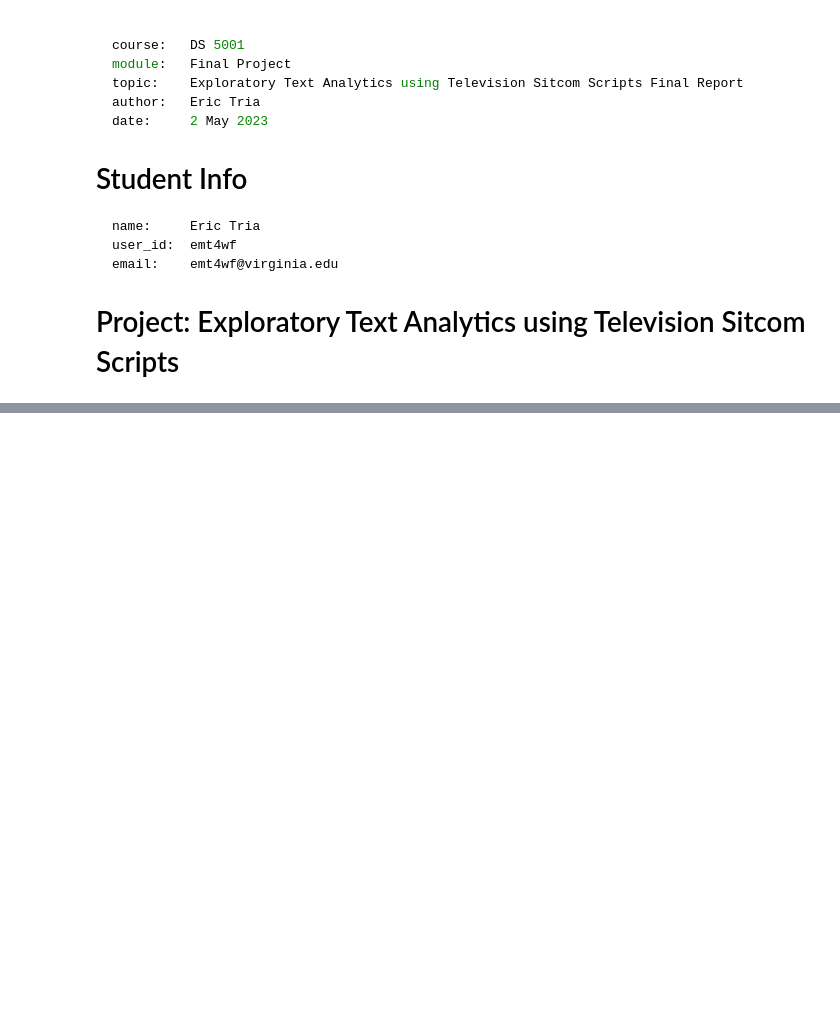
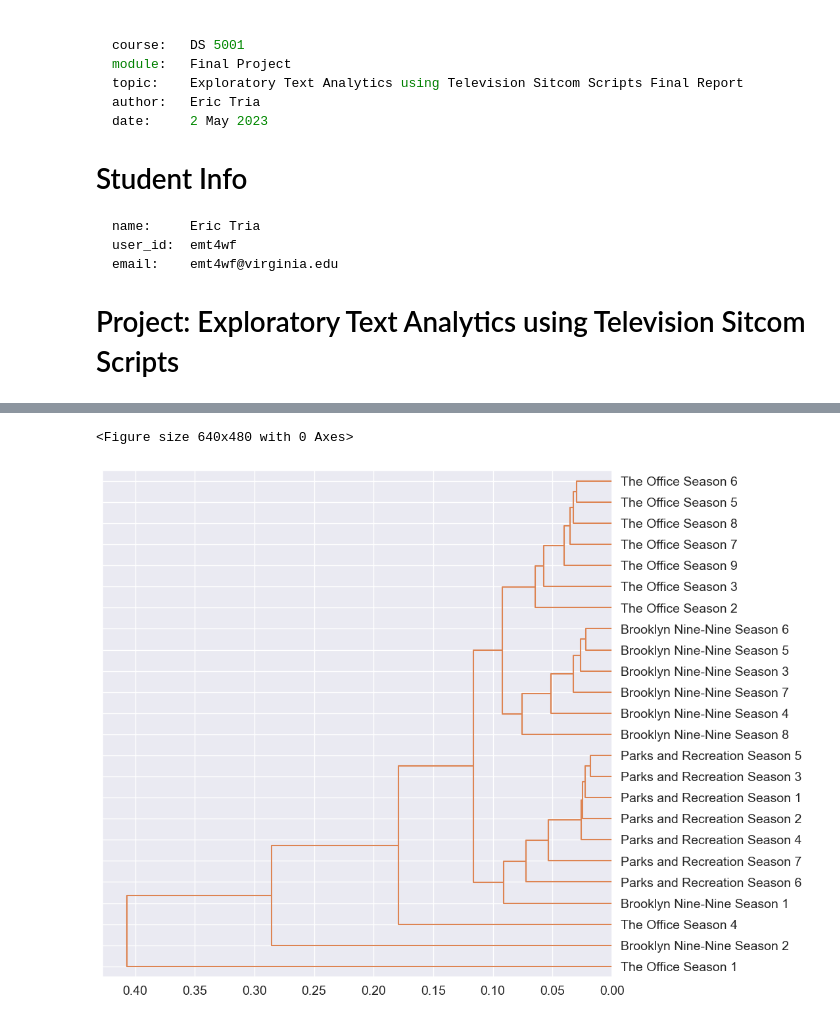
Before and after one commit to erictria/sitcom-text-analysis, a Jupyter notebook: FINAL_REPORT.ipynb, the cells around one changed output, grey strips where cells are left out. Saved outputs shown, nothing was run; the diff lists cells and outputs as text; code cells hidden in the pictures; blank space fills up the shorter version.

```diff
--- a/FINAL_REPORT.ipynb
+++ b/FINAL_REPORT.ipynb
@@ -59,0 +286,5 @@ Provide your interpretation of the results of exploration, and any conclusion if
+# %%
+hca(PAIRS.jaccard, linkage_method='weighted', color_thresh=0.7)
+# %% [output]
+<Figure size 640x480 with 0 Axes>
+[figure, added]
```
Also changed, not shown: parts of 24 cells of this notebook.
